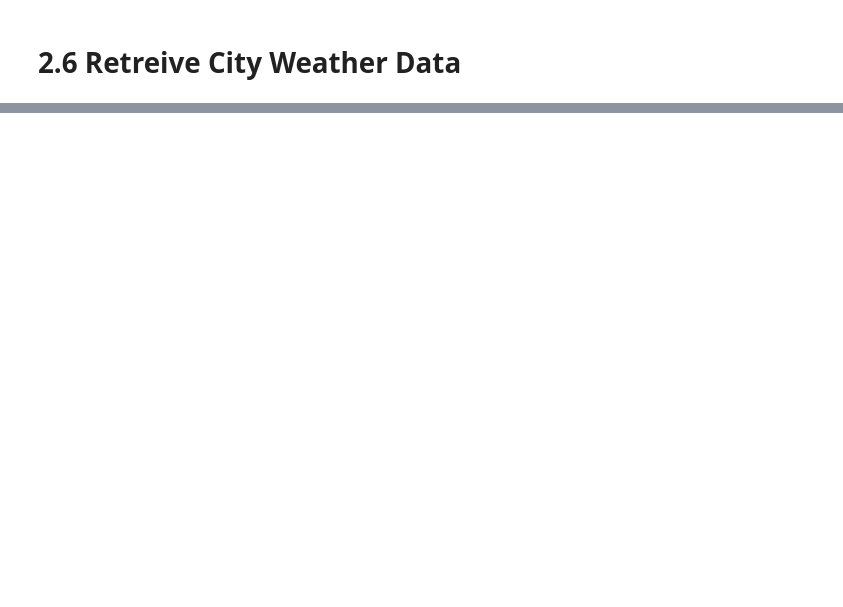
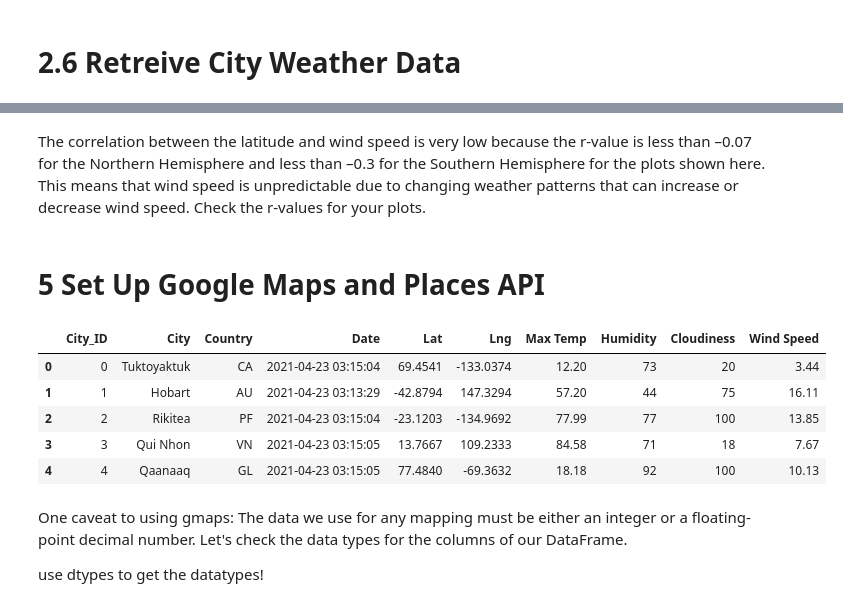
Before and after one commit to dixie-chick/World_Weather_Analysis, a Jupyter notebook: WeatherPy.ipynb, the cells around one changed output, grey strips where cells are left out. Saved outputs shown, nothing was run; the diff lists cells and outputs as text; code cells hidden in the pictures; blank space fills up the shorter version.

```diff
--- a/WeatherPy.ipynb
+++ b/WeatherPy.ipynb
@@ -197,0 +352,4 @@ city_data_df.to_csv(output_data_file, index_label="City_ID")
+# %% [markdown]
+The correlation between the latitude and wind speed is very low because the r-value is less  than –0.07 for the Northern Hemisphere and less than –0.3 for the Southern Hemisphere for the plots shown here. This means that wind speed is unpredictable due to changing weather patterns that can increase or decrease wind speed. Check the r-values for your plots.
+# %% [markdown]
+# 5 Set Up Google Maps and Places API
@@ -197,0 +367,15 @@ city_data_df.to_csv(output_data_file, index_label="City_ID")
+# %%
+# Store the CSV you saved created in part one into a DataFrame.
+city_data_df = pd.read_csv("weather_data/cities.csv")
+city_data_df.head()
+# %% [output]
+|  | City_ID | City | Country | Date | Lat | Lng | Max Temp | Humidity | Cloudiness | Wind Speed |
+| 0 | 0 | Tuktoyaktuk | CA | 2021-04-23 03:15:04 | 69.4541 | -133.0374 | 12.20 | 73 | 20 | 3.44 |
+| 1 | 1 | Hobart | AU | 2021-04-23 03:13:29 | -42.8794 | 147.3294 | 57.20 | 44 | 75 | 16.11 |
+| 2 | 2 | Rikitea | PF | 2021-04-23 03:15:04 | -23.1203 | -134.9692 | 77.99 | 77 | 100 | 13.85 |
+| 3 | 3 | Qui Nhon | VN | 2021-04-23 03:15:05 | 13.7667 | 109.2333 | 84.58 | 71 | 18 | 7.67 |
+| 4 | 4 | Qaanaaq | GL | 2021-04-23 03:15:05 | 77.4840 | -69.3632 | 18.18 | 92 | 100 | 10.13 |
+# %% [markdown]
+One caveat to using gmaps: The data we use for any mapping must be either an integer or a floating-point decimal number. Let's check the data types for the columns of our DataFrame.
+
+use dtypes to get the datatypes!
```
Also changed, not shown: parts of 64 cells of this notebook, 17 other files.
